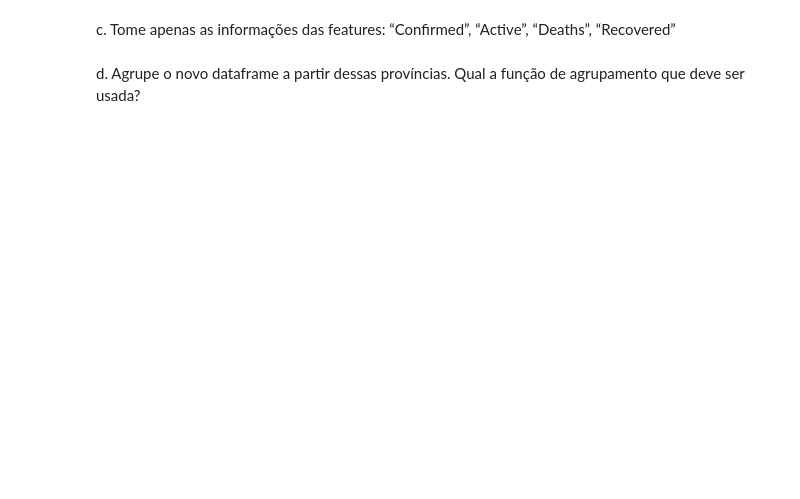
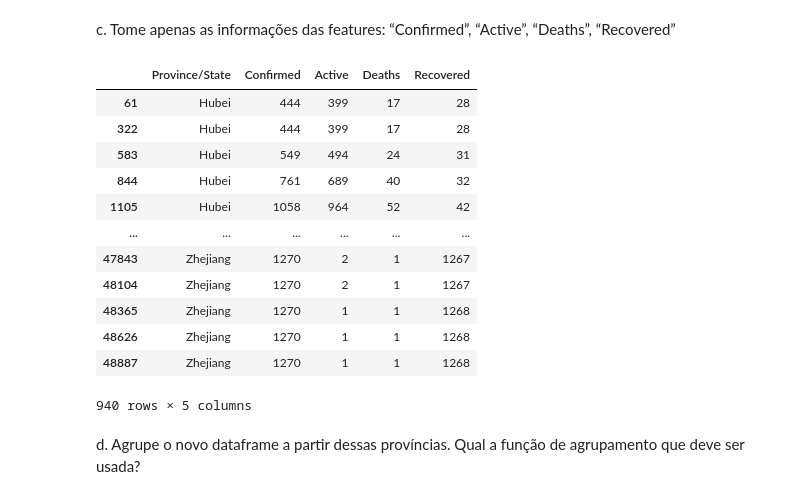
Before and after one commit to rodolpho-neves/treinamento_turma3, a Jupyter notebook: rodolpho-turma-3.ipynb, the cells around one changed output. Cells and saved outputs as stored; diff of their text form; code cells hidden in the pictures; blank space fills up the shorter version.

```diff
--- a/rodolpho-turma-3.ipynb
+++ b/rodolpho-turma-3.ipynb
@@ -226,4 +259,21 @@ b. Retire do banco de dados apenas as informações dessas províncias
 # %% [markdown]
 c. Tome apenas as informações das features: “Confirmed”, “Active”, “Deaths”, “Recovered”
+# %%
+df_covid_19_china_5_clean = df_covid_19_china_5_confirmed[['Province/State','Confirmed','Active','Deaths','Recovered']]
+df_covid_19_china_5_clean
+# %% [output]
+|  | Province/State | Confirmed | Active | Deaths | Recovered |
+| 61 | Hubei | 444 | 399 | 17 | 28 |
+| 322 | Hubei | 444 | 399 | 17 | 28 |
+| 583 | Hubei | 549 | 494 | 24 | 31 |
+| 844 | Hubei | 761 | 689 | 40 | 32 |
+| 1105 | Hubei | 1058 | 964 | 52 | 42 |
+| ... | ... | ... | ... | ... | ... |
+| 47843 | Zhejiang | 1270 | 2 | 1 | 1267 |
+| 48104 | Zhejiang | 1270 | 2 | 1 | 1267 |
+| 48365 | Zhejiang | 1270 | 1 | 1 | 1268 |
+| 48626 | Zhejiang | 1270 | 1 | 1 | 1268 |
+| 48887 | Zhejiang | 1270 | 1 | 1 | 1268 |
+940 rows × 5 columns
 # %% [markdown]
 d. Agrupe o novo dataframe a partir dessas províncias. Qual a função de agrupamento que deve ser usada?
```
Also changed, not shown: parts of 23 cells of this notebook.
